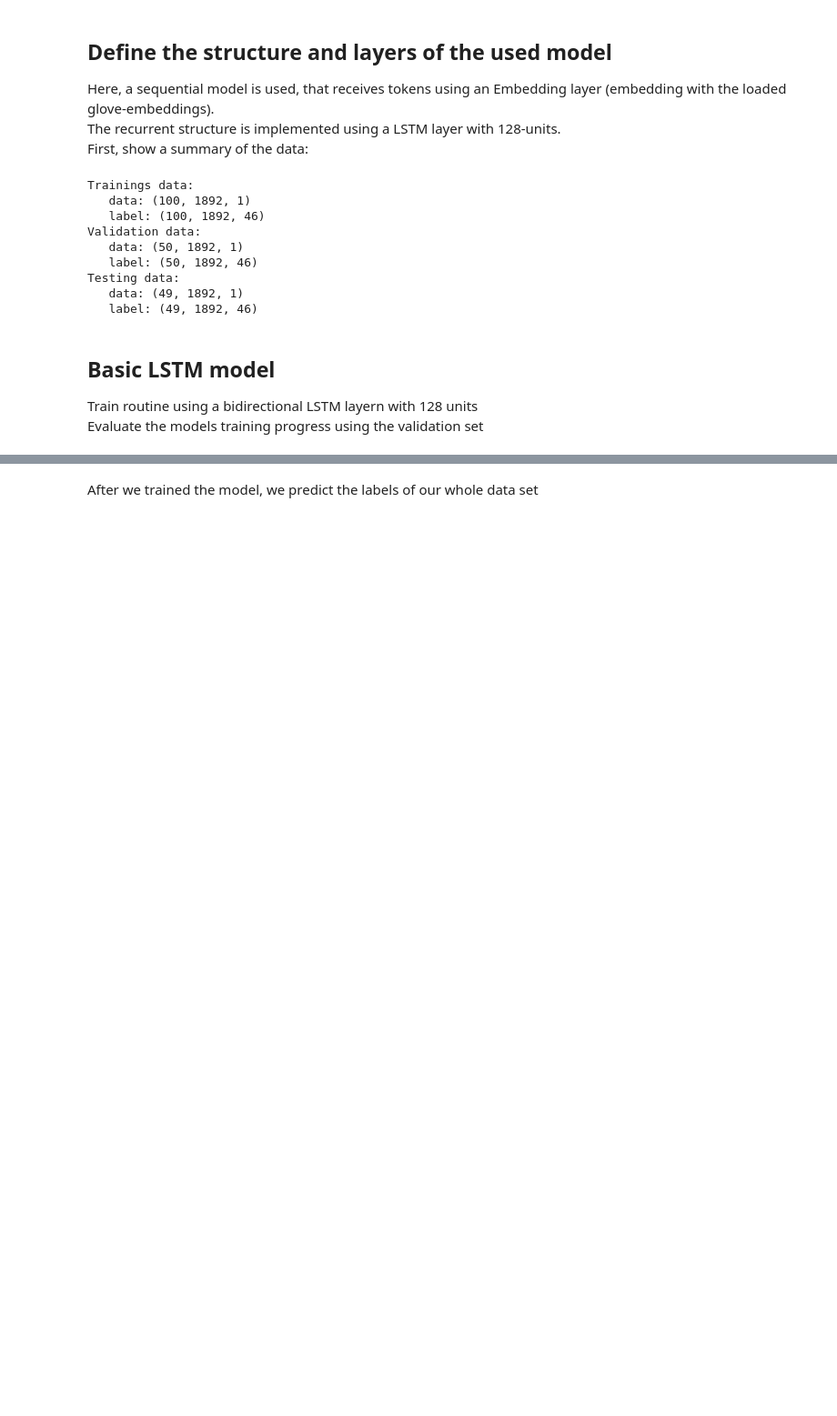
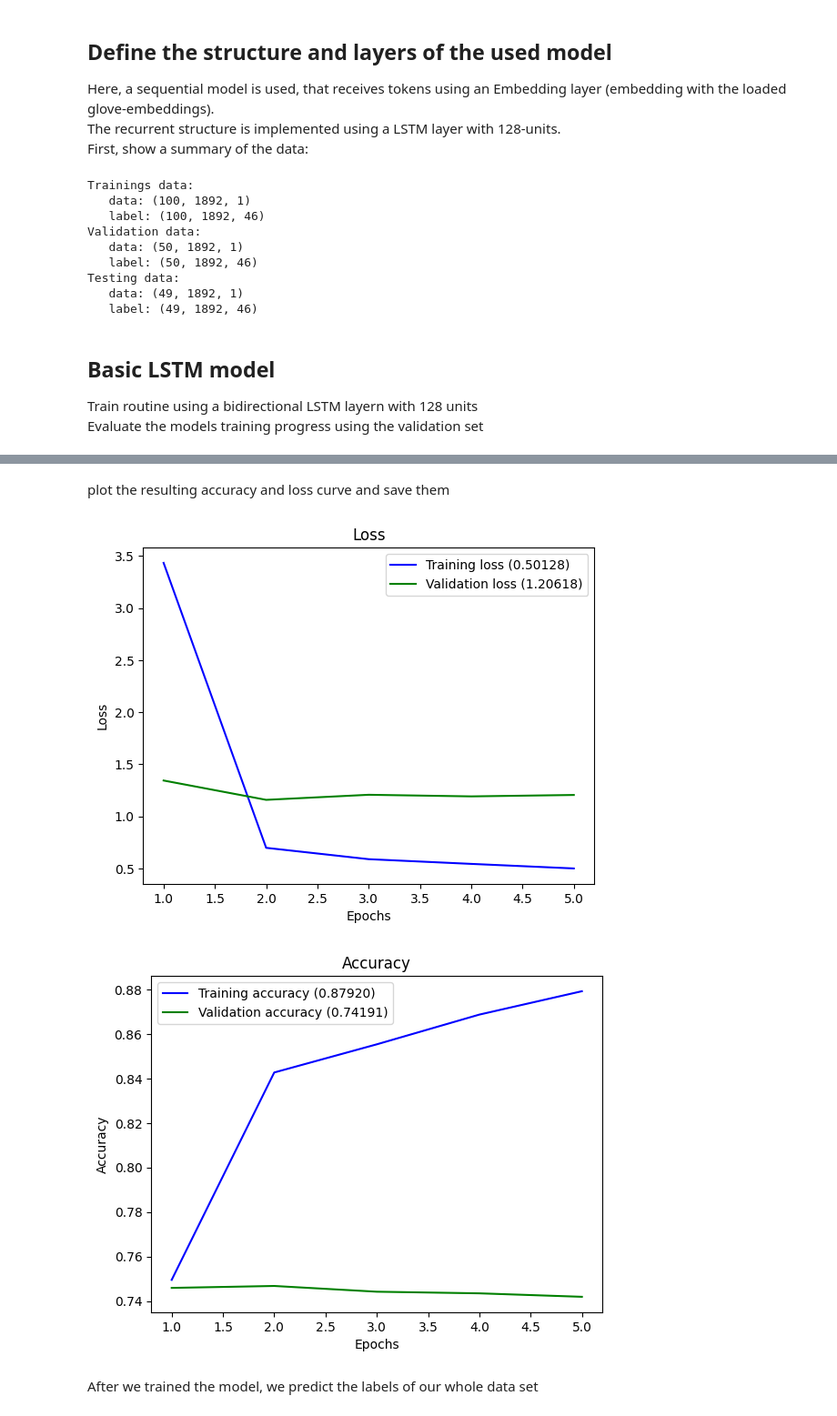
Before and after one commit to michaelSt9898/nlp_assignment_project, a Jupyter notebook: assignment_1.ipynb, the cells around one changed output, grey strips where cells are left out. Shown at 91% size. Drawn from its saved outputs; the diff is of its cells as text; code cells hidden in the pictures; blank space fills up the shorter version.

Commit message:
save model runs

```diff
--- a/assignment_1.ipynb
+++ b/assignment_1.ipynb
@@ -283,7 +277,6 @@ def create_model(vocab_size,
     model = Sequential()
 
     # Input as Embeddings
-    # TODO: input length?
     model.add(Embedding(vocab_size, 100, weights=[embedding_matrix], input_length=input_length, trainable=False))
 
     if model_type == 'base':
@@ -297,7 +290,7 @@ def create_model(vocab_size,
         model.add(Dense(46, activation=activation))
     elif model_type == 'lstm':
         model.add(keras.layers.Bidirectional(keras.layers.LSTM(units=128, return_sequences=True), input_shape=(None, 100)))
-        model.add(keras.layers.LSTM(units=128))
+        model.add(keras.layers.LSTM(units=128, return_sequences=True))
         # Dense layer to fit output to label-vector-size
         model.add(Dense(46, activation=activation))
     elif model_type == 'dense':
@@ -324,7 +317,7 @@ Evaluate the models training progress using the validation set
 from utils import *
 from keras.callbacks import EarlyStopping
 
-es = EarlyStopping(monitor='val_loss', patience=2, restore_best_weights=True)
+es = EarlyStopping(monitor='val_loss', patience=3, restore_best_weights=True)
 
 train_embedding_matrix = create_embedding_matrix(train_tokenizer, train_vocab_size)
 
@@ -336,6 +329,5 @@ model.summary()
 n_epochs = 15
 print(f"Fit model to train data in {n_epochs} epochs... ")
 history = model.fit(train_padded_docs, y_train, validation_data=(val_padded_docs, y_val), epochs=n_epochs, verbose=1, batch_size=8, callbacks=[es])
-plot_history(history)
 # %% [output]
 Create model...
@@ -360,3 +350,11 @@ Epoch 3/15
+# %% [markdown]
+plot the resulting accuracy and loss curve and save them
+# %%
+
+plot_history(history, "base128_e15")
+# %% [output]
+[figure, added]
+[figure, added]
 # %% [markdown]
 After we trained the model, we predict the labels of our whole data set
 # %%
```
Also changed, not shown: parts of 16 cells of this notebook, 10 other files.
